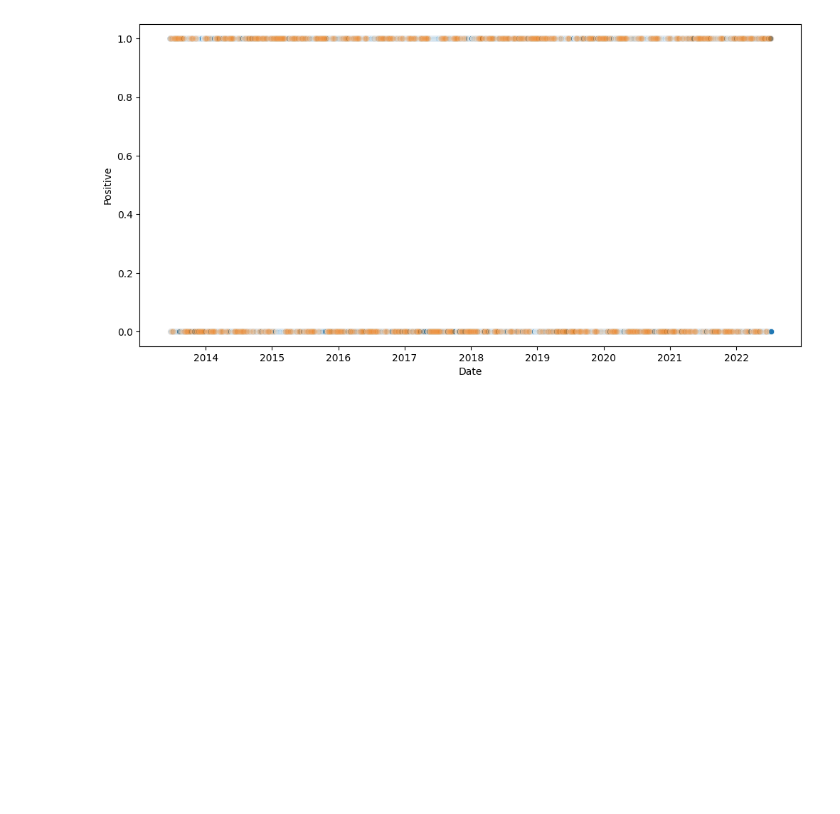
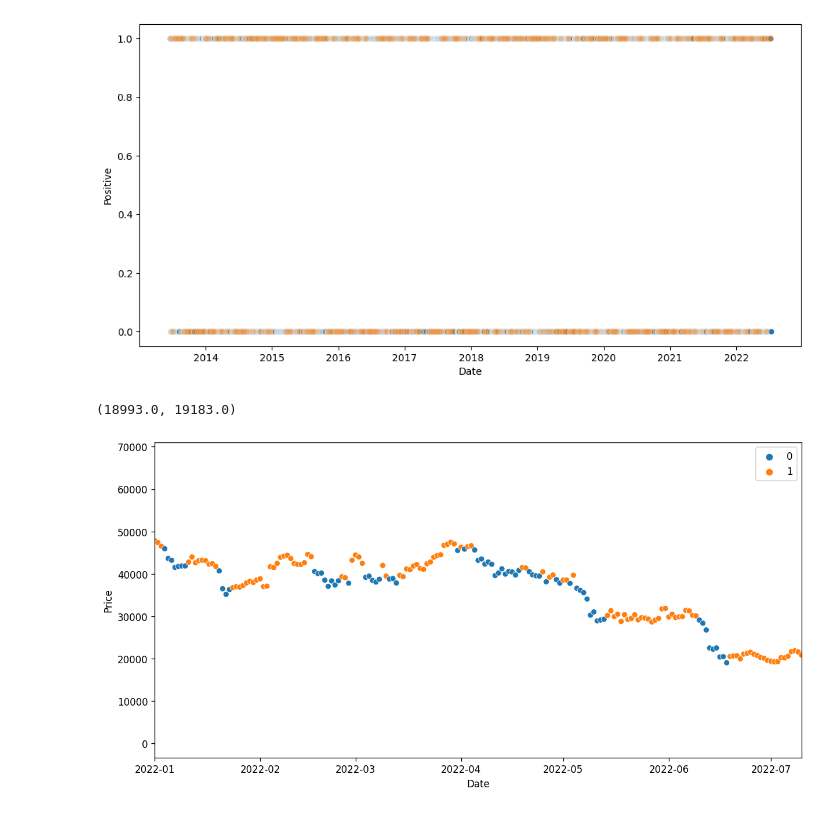
Before and after one commit to Gui-zo/bitcoin-price-prediction, a Jupyter notebook: bitcoin-price-prediction.ipynb, the cells around one changed output. Saved outputs shown, nothing was run; the diff lists cells and outputs as text; code cells hidden in the pictures; blank space fills up the shorter version.

```diff
--- a/bitcoin-price-prediction.ipynb
+++ b/bitcoin-price-prediction.ipynb
@@ -310,0 +312,7 @@ sns.scatterplot(x=df['Date'], y=y_pred_final, lw=0.2, alpha=0.05)
+# %%
+plt.figure(figsize=(12, 6), dpi=120)
+sns.scatterplot(data=df, x='Date', y='Price', hue=y_pred_final)
+plt.xlim(datetime.date(2022, 1, 1), datetime.date(2022, 7, 10))
+# %% [output]
+(18993.0, 19183.0)
+[figure, added]
```
Also changed, not shown: parts of 4 cells of this notebook.
